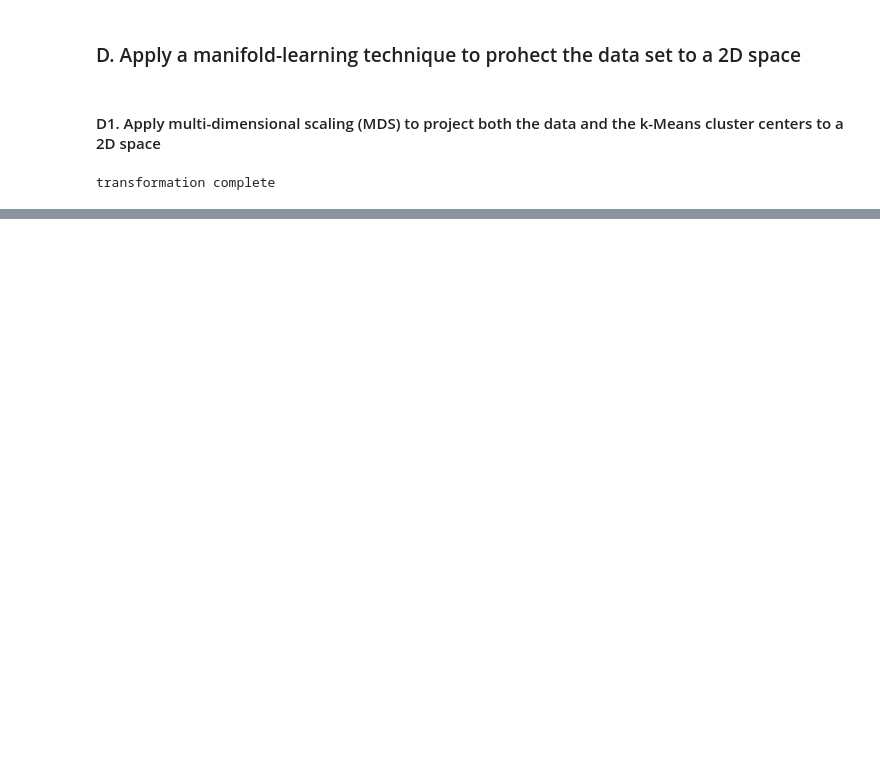
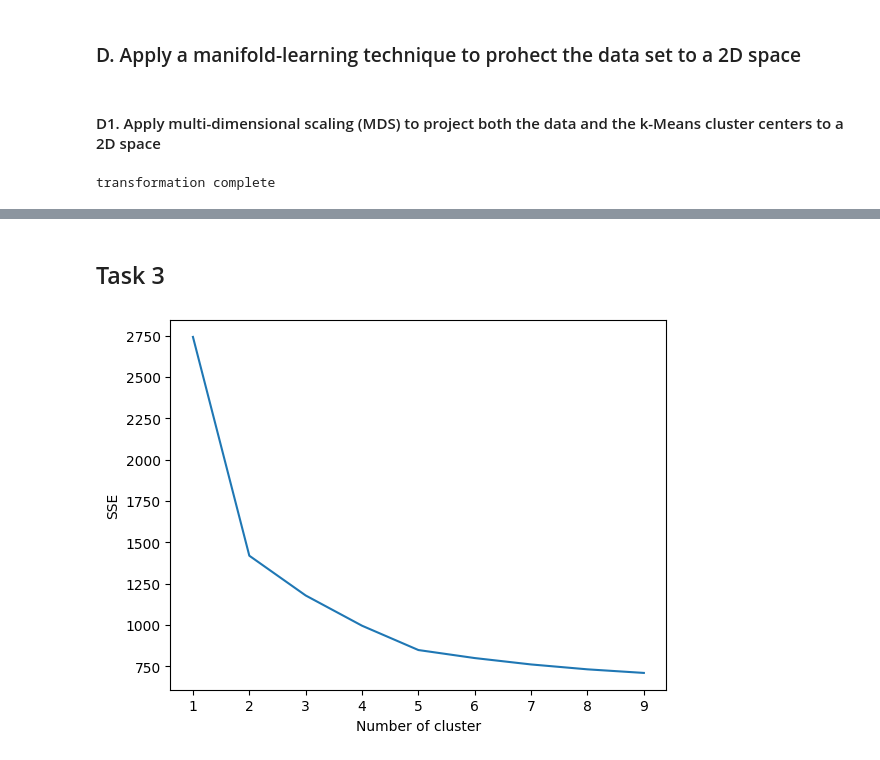
Before and after one commit to ishalazo/CS4168-DataMining-Labs, a Jupyter notebook: Lab3/lab3.ipynb, the cells around one changed output, grey strips where cells are left out. Cells and saved outputs as stored; diff of their text form; code cells hidden in the pictures; blank space fills up the shorter version.

```diff
--- a/Lab3/lab3.ipynb
+++ b/Lab3/lab3.ipynb
@@ -50,13 +52,2 @@ def clustering_scatterplot(points, labels, centers, title):
 # %% [markdown]
 ### C. K-Means Clustering
-# %%
-sse = {}
-for k in range(1, 10):
-    kmeans = KMeans(n_clusters=k, max_iter=1000).fit(data)
-    df["clusters"] = kmeans.labels_
-    sse[k] = kmeans.inertia_ # Inertia: Sum of distances of samples to their closest cluster center
-plt.figure()
-plt.plot(list(sse.keys()), list(sse.values()))
-plt.xlabel("Number of cluster")
-plt.ylabel("SSE")
-plt.show()
@@ -89,0 +132,15 @@ clustering_scatterplot(points=XYcoordinates[:-k,:],
+# %% [markdown]
+## Task 3
+# %%
+sse = {}
+for k in range(1, 10):
+    kmeans = KMeans(n_clusters=k, max_iter=1000).fit(df)
+    df["clusters"] = kmeans.labels_
+    sse[k] = kmeans.inertia_ # Inertia: Sum of distances of samples to their closest cluster center
+plt.figure()
+plt.plot(list(sse.keys()), list(sse.values()))
+plt.xlabel("Number of cluster")
+plt.ylabel("SSE")
+plt.show()
+# %% [output]
+[figure, added]
```
Also changed, not shown: parts of 26 cells of this notebook, 2 other files.
